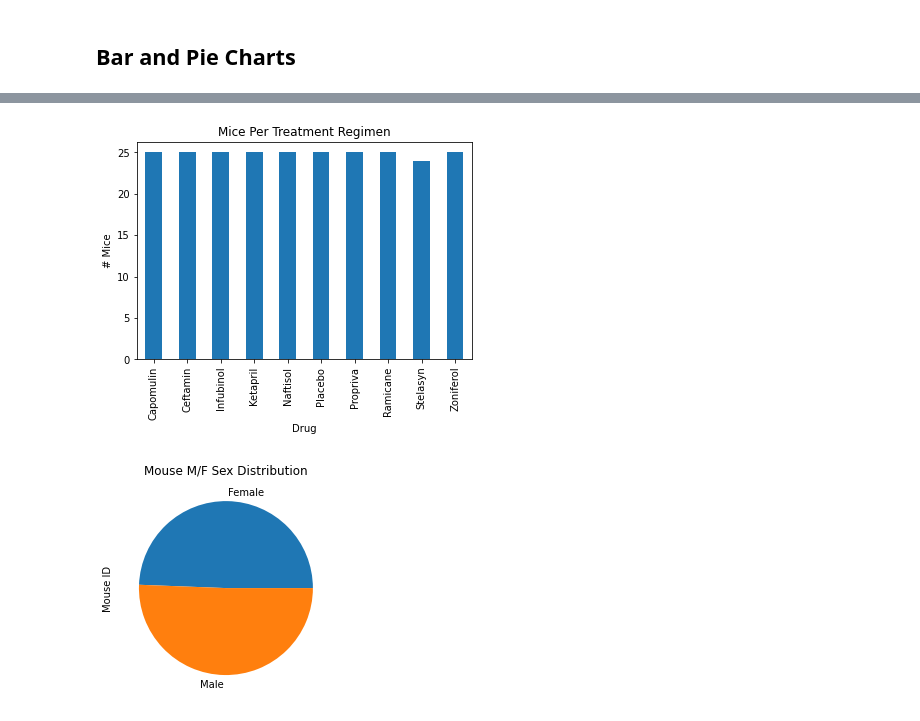
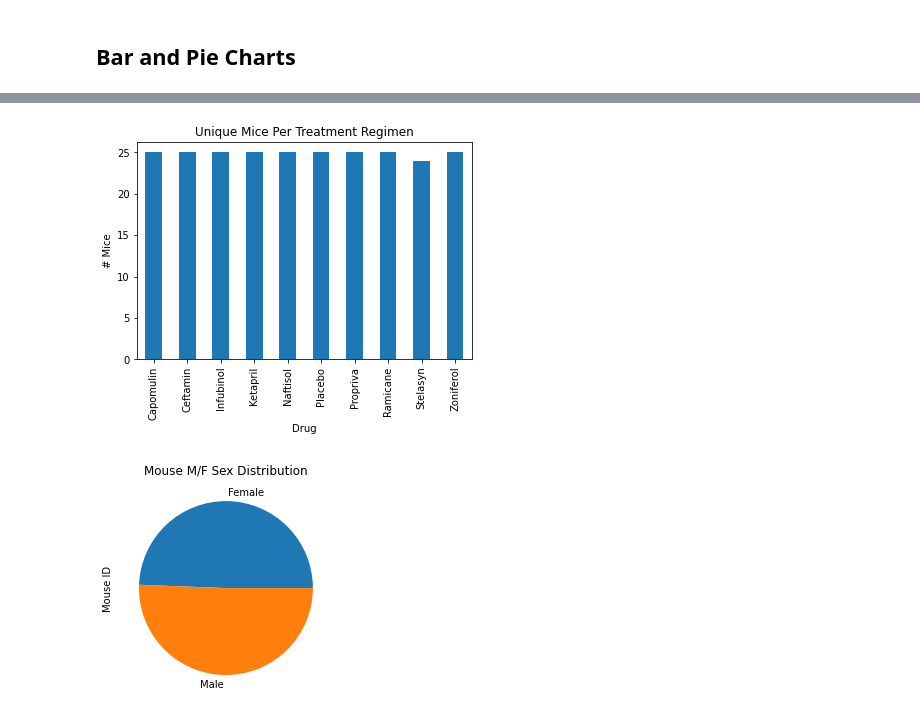
Before and after one commit to drossi1990/Homework5_Matplotlib, a Jupyter notebook: Instructions/Pymaceuticals/pymaceuticals_starter.ipynb, the cells around one changed output, grey strips where cells are left out. Saved outputs shown, nothing was run; the diff lists cells and outputs as text; code cells hidden in the pictures.

```diff
--- a/Instructions/Pymaceuticals/pymaceuticals_starter.ipynb
+++ b/Instructions/Pymaceuticals/pymaceuticals_starter.ipynb
@@ -148,12 +150,12 @@ Text(0, 0.5, '# Mice')
 # %%
 # Generate a bar plot showing the total number of unique mice tested on each drug regimen using pyplot.
 plt.xdata = data_mouse_bar.plot.bar()
 plt.xlabel('Drug')
 plt.ylabel('# Mice')
-plt.title('Mice Per Treatment Regimen')
+plt.title('Unique Mice Per Treatment Regimen')
 plt.show()
 # %% [output]
-[figure, old version]
+[figure, new version]
 # %%
 # Generate a pie plot showing the distribution of female versus male mice using pandas
 data_msex_pie = pymaceuticals_df.groupby('Sex').count()["Mouse ID"]
```
Also changed, not shown: parts of 10 cells of this notebook.
